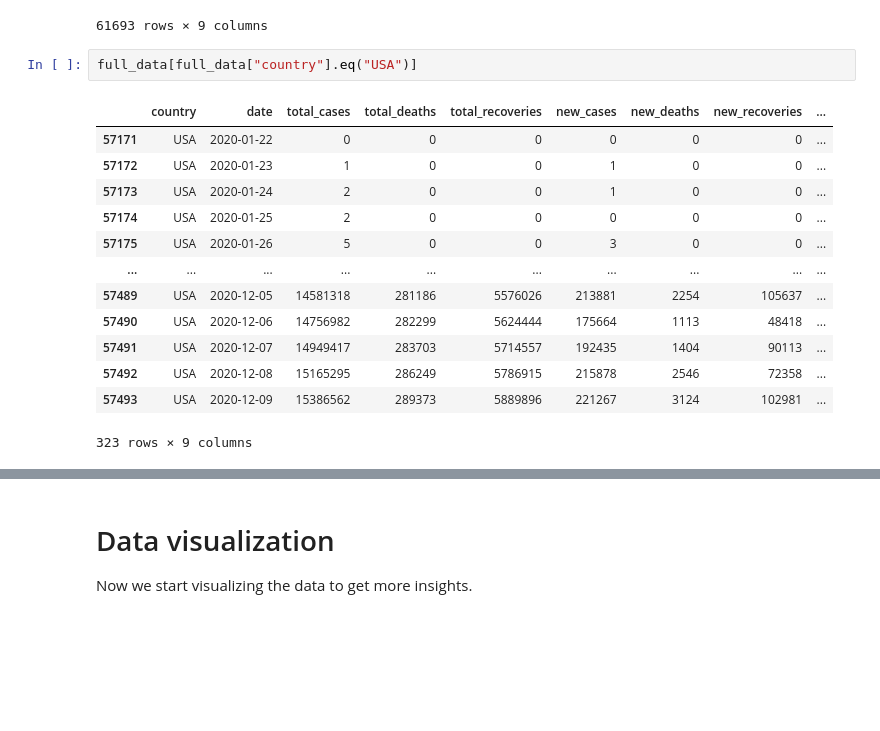
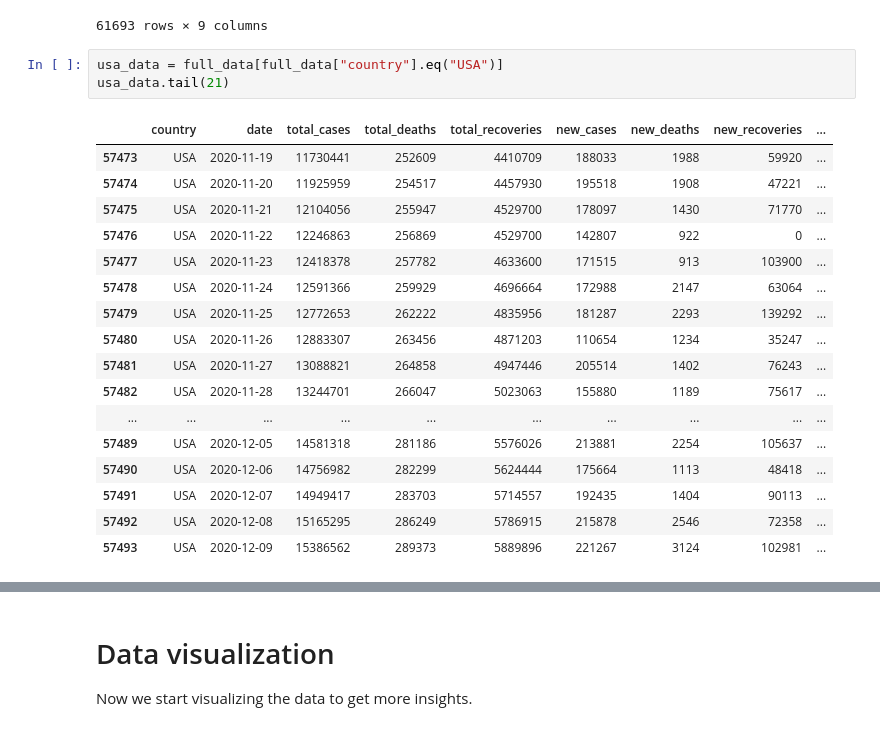
Before and after one commit to carlosperezm/covid_time_series, a Jupyter notebook: covid_time_series.ipynb, the cells around one changed output, grey strips where cells are left out. Cells and saved outputs as stored; diff of their text form; blank space fills up the shorter version.

```diff
--- a/covid_time_series.ipynb
+++ b/covid_time_series.ipynb
@@ -112,18 +112,23 @@ full_data
 | 61692 | Zimbabwe | 2020-12-09 | 11007 | 304 | 9147 | 95 | 1 | 85 | ... |
 61693 rows × 9 columns
 # %%
-full_data[full_data["country"].eq("USA")]
+usa_data = full_data[full_data["country"].eq("USA")]
+usa_data.tail(21)
 # %% [output]
 |  | country | date | total_cases | total_deaths | total_recoveries | new_cases | new_deaths | new_recoveries | ... |
-| 57171 | USA | 2020-01-22 | 0 | 0 | 0 | 0 | 0 | 0 | ... |
-| 57172 | USA | 2020-01-23 | 1 | 0 | 0 | 1 | 0 | 0 | ... |
-| 57173 | USA | 2020-01-24 | 2 | 0 | 0 | 1 | 0 | 0 | ... |
-| 57174 | USA | 2020-01-25 | 2 | 0 | 0 | 0 | 0 | 0 | ... |
-| 57175 | USA | 2020-01-26 | 5 | 0 | 0 | 3 | 0 | 0 | ... |
+| 57473 | USA | 2020-11-19 | 11730441 | 252609 | 4410709 | 188033 | 1988 | 59920 | ... |
+| 57474 | USA | 2020-11-20 | 11925959 | 254517 | 4457930 | 195518 | 1908 | 47221 | ... |
+| 57475 | USA | 2020-11-21 | 12104056 | 255947 | 4529700 | 178097 | 1430 | 71770 | ... |
+| 57476 | USA | 2020-11-22 | 12246863 | 256869 | 4529700 | 142807 | 922 | 0 | ... |
+| 57477 | USA | 2020-11-23 | 12418378 | 257782 | 4633600 | 171515 | 913 | 103900 | ... |
+| 57478 | USA | 2020-11-24 | 12591366 | 259929 | 4696664 | 172988 | 2147 | 63064 | ... |
+| 57479 | USA | 2020-11-25 | 12772653 | 262222 | 4835956 | 181287 | 2293 | 139292 | ... |
+| 57480 | USA | 2020-11-26 | 12883307 | 263456 | 4871203 | 110654 | 1234 | 35247 | ... |
+| 57481 | USA | 2020-11-27 | 13088821 | 264858 | 4947446 | 205514 | 1402 | 76243 | ... |
+| 57482 | USA | 2020-11-28 | 13244701 | 266047 | 5023063 | 155880 | 1189 | 75617 | ... |
 | ... | ... | ... | ... | ... | ... | ... | ... | ... | ... |
 | 57489 | USA | 2020-12-05 | 14581318 | 281186 | 5576026 | 213881 | 2254 | 105637 | ... |
 | 57490 | USA | 2020-12-06 | 14756982 | 282299 | 5624444 | 175664 | 1113 | 48418 | ... |
 | 57491 | USA | 2020-12-07 | 14949417 | 283703 | 5714557 | 192435 | 1404 | 90113 | ... |
 | 57492 | USA | 2020-12-08 | 15165295 | 286249 | 5786915 | 215878 | 2546 | 72358 | ... |
 | 57493 | USA | 2020-12-09 | 15386562 | 289373 | 5889896 | 221267 | 3124 | 102981 | ... |
-323 rows × 9 columns
```
Also changed, not shown: parts of 8 cells of this notebook.
